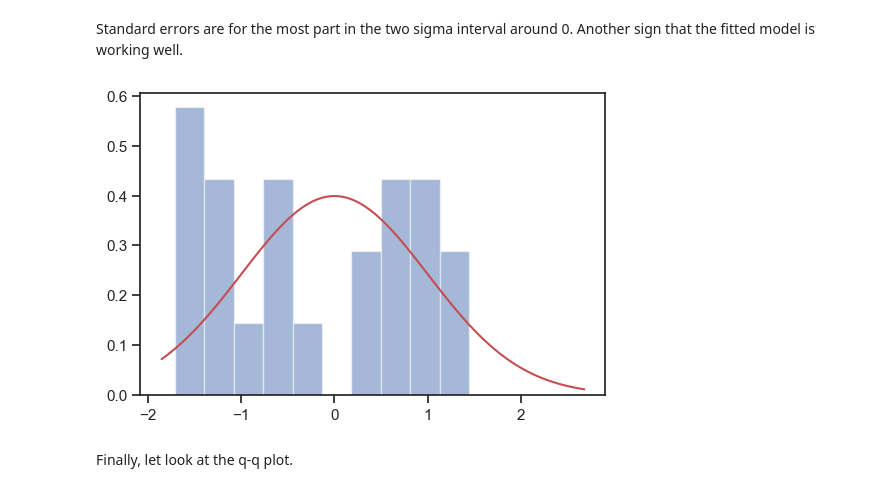
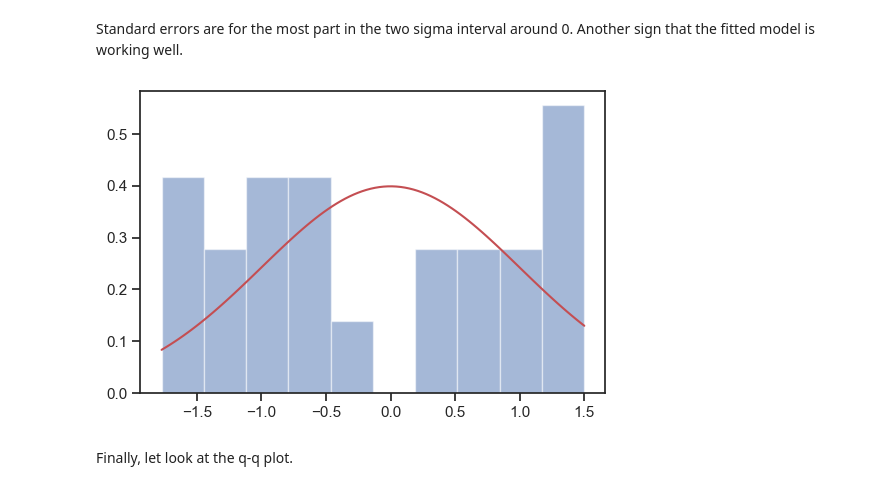
Before and after one commit to flavio-nardi/data-analytics-se, a Jupyter notebook: lecturebook/homework/homework-04.ipynb, the cells around one changed output. Drawn from its saved outputs; the diff is of its cells as text; code cells hidden in the pictures.

```diff
--- a/lecturebook/homework/homework-04.ipynb
+++ b/lecturebook/homework/homework-04.ipynb
@@ -926,11 +951,11 @@ ax.set_ylabel('$\epsilon_i$');
 Standard errors are for the most part in the two sigma interval around 0. Another sign that the fitted model is working well.
 # %%
 fig, ax = plt.subplots()
-ax.hist(eps, alpha=0.5, density=True)
+ax.hist(standard_errors, alpha=0.5, density=True)
 ee = np.linspace(standard_errors.min(), standard_errors.max(), 100)
 ax.plot(ee, st.norm.pdf(ee), 'r');
 # %% [output]
-[figure, old version]
+[figure, new version]
 # %% [markdown]
 Finally, let look at the q-q plot.
 # %%
```
Also changed, not shown: parts of 48 cells of this notebook.
